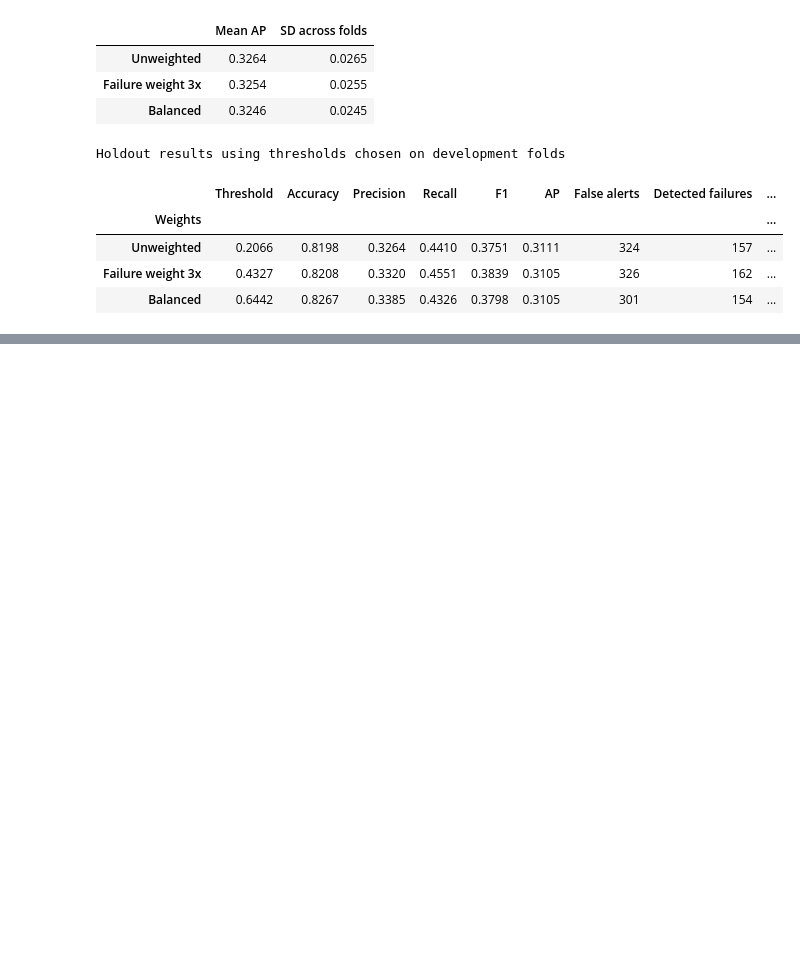
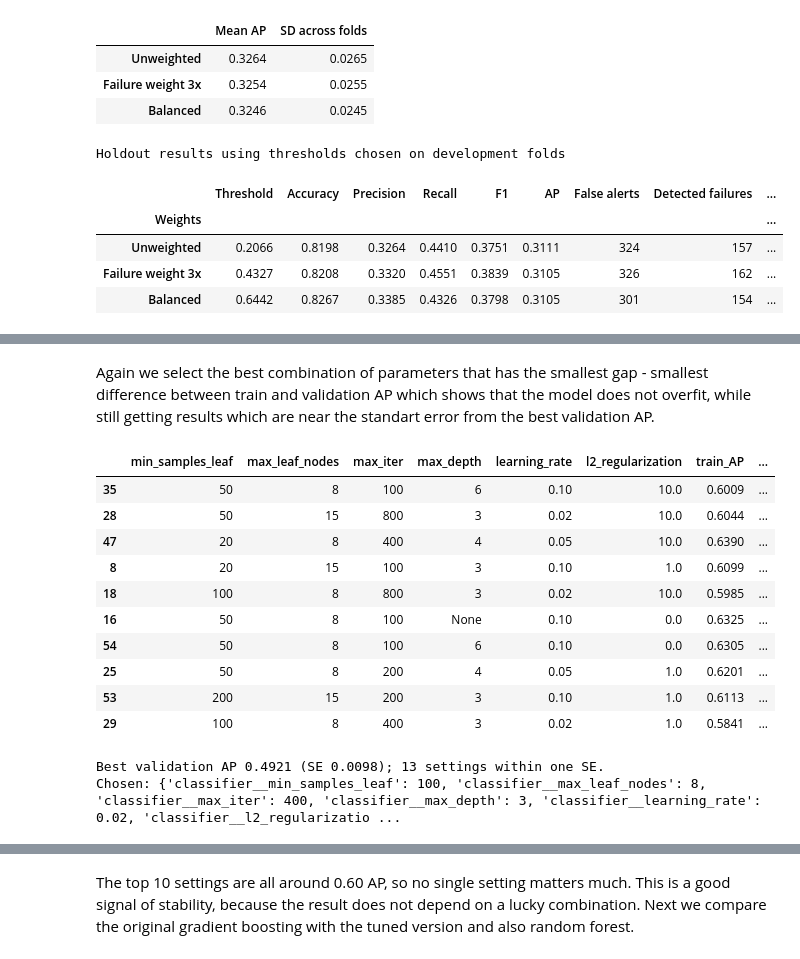
Before and after one commit to zigo-matej/iau_project, a Jupyter notebook: phase_03.ipynb, the cells around one changed output, grey strips where cells are left out. Cells and saved outputs as stored; diff of their text form; code cells hidden in the pictures; blank space fills up the shorter version.

```diff
--- a/phase_03.ipynb
+++ b/phase_03.ipynb
@@ -630,0 +801,22 @@ Holdout results using thresholds chosen on development folds
+# %%
+from sklearn.model_selection import RandomizedSearchCV, cross_validate
+from sklearn.ensemble import HistGradientBoostingClassifier, RandomForestClassifier
+
+gb_pipeline = Pipeline([
+    ("preprocess", clone(preprocessor)),
+    ("classifier", HistGradientBoostingClassifier(early_stopping=False, random_state=SEED)),
+])
+
+gb_space = {
+    "classifier__learning_rate": [0.02, 0.05, 0.1],
+    "classifier__max_iter": [100, 200, 400, 800],
+    "classifier__max_depth": [3, 4, 6, None],
+    "classifier__max_leaf_nodes": [8, 15, 31],
+    "classifier__min_samples_leaf": [20, 50, 100, 200],
+    "classifier__l2_regularization": [0.0, 1.0, 10.0],
+}
+
+gb_search = RandomizedSearchCV(
+    gb_pipeline, gb_space, n_iter=60, cv=cv_splits, scoring="average_precision",
+    return_train_score=True, refit=False, random_state=SEED, n_jobs=-1)
+gb_search.fit(X_train, y_train)
@@ -630,0 +841,38 @@ Holdout results using thresholds chosen on development folds
+# %% [markdown]
+Again we select the best combination of parameters that has the smallest gap - smallest difference between train and validation AP which shows that the model does not overfit, while still getting results which are near the standart error from the best validation AP.
+# %%
+res = pd.DataFrame(gb_search.cv_results_)
+fold_cols = [f"split{i}_test_score" for i in range(len(cv_splits))]
+
+gb_tuning = res[[c for c in res.columns if c.startswith("param_classifier__")]]
+gb_tuning = gb_tuning.rename(columns=lambda c: c.replace("param_classifier__", ""))
+gb_tuning["train_AP"] = res["mean_train_score"]
+gb_tuning["val_AP"] = res["mean_test_score"]
+gb_tuning["val_SE"] = res[fold_cols].sem(axis=1)
+gb_tuning["gap"] = gb_tuning["train_AP"] - gb_tuning["val_AP"]
+display(gb_tuning.sort_values("val_AP", ascending=False).head(10).round(4))
+
+best = gb_tuning["val_AP"].idxmax()
+cutoff = gb_tuning.at[best, "val_AP"] - gb_tuning.at[best, "val_SE"]
+candidates = gb_tuning[gb_tuning["val_AP"] >= cutoff]
+chosen = candidates["gap"].idxmin()
+gb_best_params = gb_search.cv_results_["params"][chosen]
+
+print(f"Best validation AP {gb_tuning.at[best, 'val_AP']:.4f} (SE {gb_tuning.at[best, 'val_SE']:.4f}); "
+      f"{len(candidates)} settings within one SE.")
+print("Chosen:", gb_best_params)
+display(gb_tuning.loc[[best, chosen]].round(4).rename(index={best: "best AP", chosen: "chosen"}))
+# %% [output]
+|  | min_samples_leaf | max_leaf_nodes | max_iter | max_depth | learning_rate | l2_regularization | train_AP | ... |
+| 35 | 50 | 8 | 100 | 6 | 0.10 | 10.0 | 0.6009 | ... |
+| 28 | 50 | 15 | 800 | 3 | 0.02 | 10.0 | 0.6044 | ... |
+| 47 | 20 | 8 | 400 | 4 | 0.05 | 10.0 | 0.6390 | ... |
+| 8 | 20 | 15 | 100 | 3 | 0.10 | 1.0 | 0.6099 | ... |
+| 18 | 100 | 8 | 800 | 3 | 0.02 | 10.0 | 0.5985 | ... |
+| 16 | 50 | 8 | 100 | None | 0.10 | 0.0 | 0.6325 | ... |
+| 54 | 50 | 8 | 100 | 6 | 0.10 | 0.0 | 0.6305 | ... |
+| 25 | 50 | 8 | 200 | 4 | 0.05 | 1.0 | 0.6201 | ... |
+| 53 | 200 | 15 | 200 | 3 | 0.10 | 1.0 | 0.6113 | ... |
+| 29 | 100 | 8 | 400 | 3 | 0.02 | 1.0 | 0.5841 | ... |
+Best validation AP 0.4921 (SE 0.0098); 13 settings within one SE.
+Chosen: {'classifier__min_samples_leaf': 100, 'classifier__max_leaf_nodes': 8, 'classifier__max_iter': 400, 'classifier__max_depth': 3, 'classifier__learning_rate': 0.02, 'classifier__l2_regularizatio ...
@@ -630,0 +882,2 @@ Holdout results using thresholds chosen on development folds
+# %% [markdown]
+The top 10 settings are all around 0.60 AP, so no single setting matters much. This is a good signal of stability, because the result does not depend on a lucky combination. Next we compare the original gradient boosting with the tuned version and also random forest.
```
Also changed, not shown: parts of 18 cells of this notebook.
